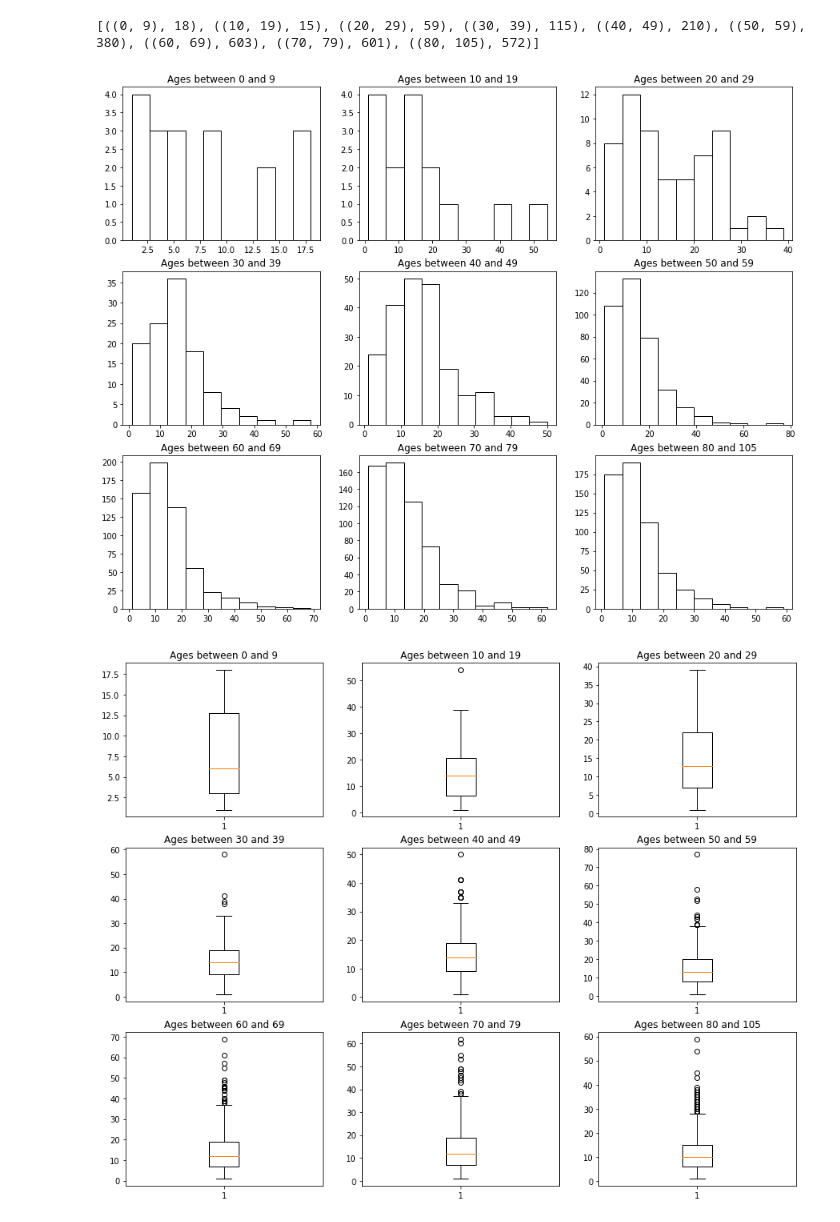
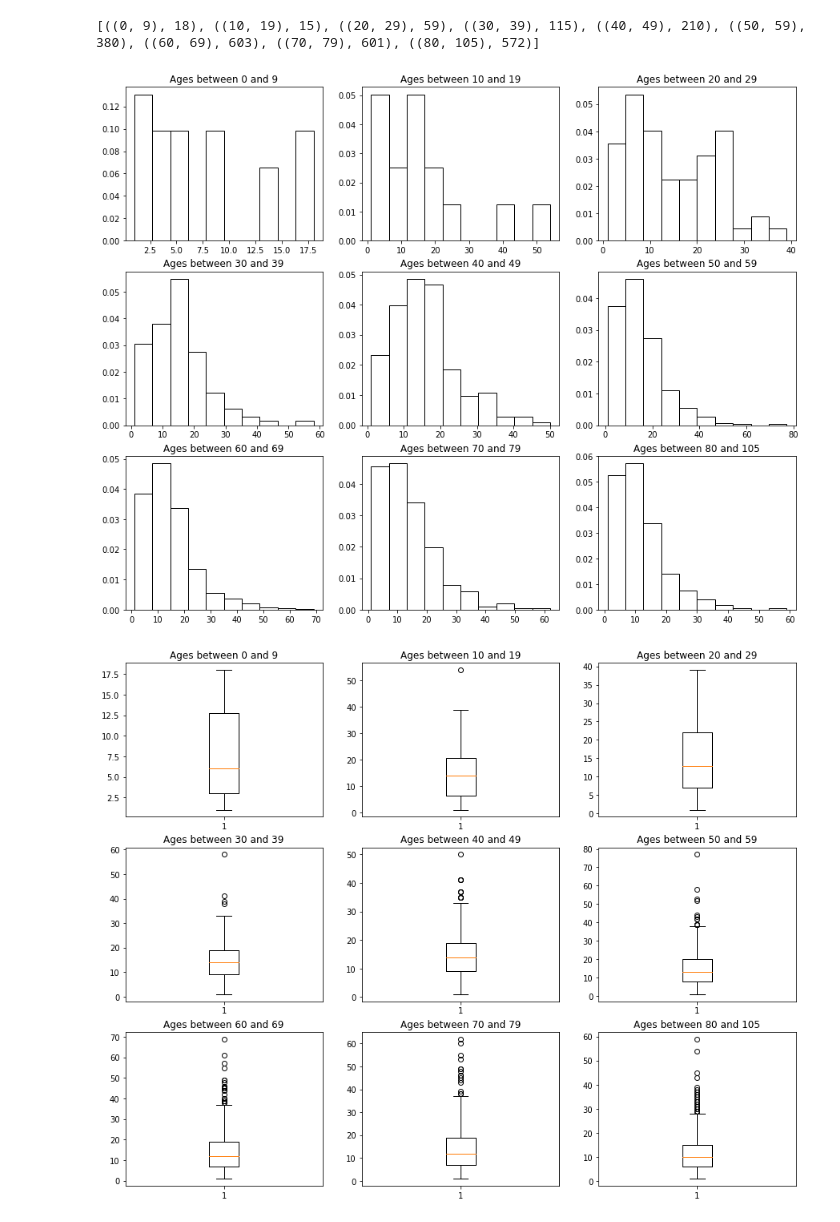
Before and after one commit to juanscr/covid-abms, a Jupyter notebook: misc/data-mining.ipynb, the cells around one changed output. Saved outputs shown, nothing was run; the diff lists cells and outputs as text; code cells hidden in the pictures.

Commit message:
[ misc ] corrected histograms

```diff
--- a/misc/data-mining.ipynb
+++ b/misc/data-mining.ipynb
@@ -219,17 +219,17 @@ data_per_age_1 = list(sorted(map(lambda x: (x, data_per_age[x]), data_per_age),
 # %%
 _, axs = plt.subplots(3, int(len(data_per_age) / 3), figsize=(15, 12))
 index = [0, 0]
 for elem in data_per_age_1:
-    axs[index[0], index[1]].hist(elem[1], ec='black', color='white')
+    axs[index[0], index[1]].hist(elem[1], ec='black', color='white', density=True)
     axs[index[0], index[1]].title.set_text("Ages between " + str(elem[0][0]) + " and " + str(elem[0][1]))
     index[1] = (index[1] + 1) % 3
     if index[1] == 0:
         index[0] += 1
         index[1] = 0
 plt.savefig("hists-per-age.pdf", bbox_inches='tight')
 plt.show()
 # %% [output]
-[figure, old version]
+[figure, new version]
 # %%
 _, axs = plt.subplots(3, int(len(data_per_age) / 3), figsize=(15, 12))
 index = [0, 0]
```
Also changed, not shown: parts of 8 cells of this notebook, 8 other files.
